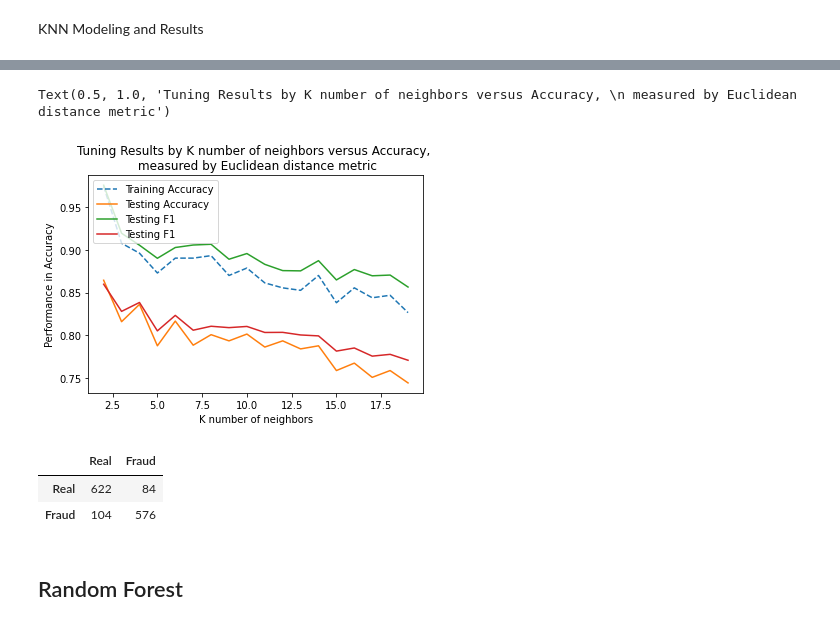
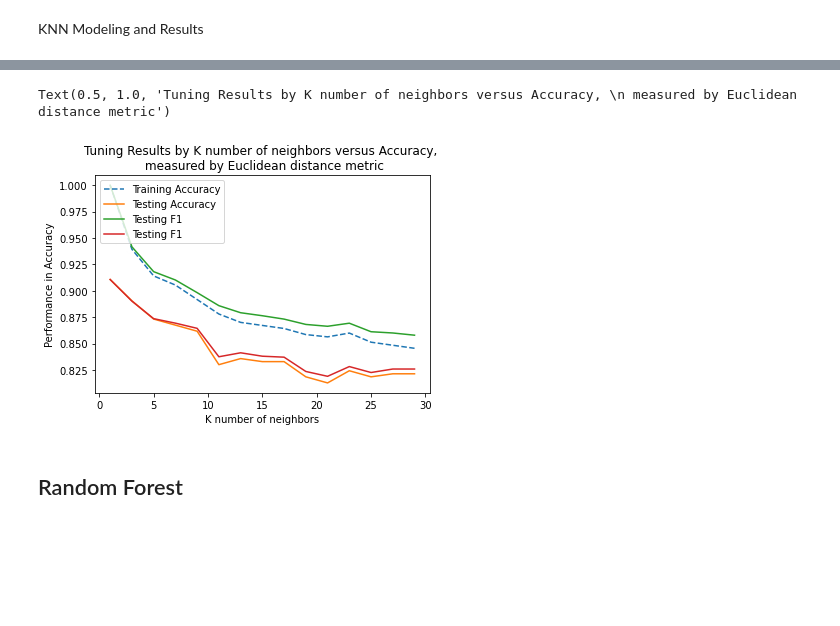
Before and after one commit to hunterblum/Job-Fraud-Detection, a Jupyter notebook: Group2_ML_Final.ipynb, the cells around one changed output, grey strips where cells are left out. Saved outputs shown, nothing was run; the diff lists cells and outputs as text; code cells hidden in the pictures; blank space fills up the shorter version.

```diff
--- a/Group2_ML_Final.ipynb
+++ b/Group2_ML_Final.ipynb
@@ -840,7 +845,7 @@ y = labenc.fit_transform(y)
 
 X = job_corpus_cat.drop(columns = ['fraudulent'])
 
-X_train, X_test, y_train, y_test = train_test_split(X, y, test_size = 0.80, random_state=42)
+X_train, X_test, y_train, y_test = train_test_split(X, y, train_size = 0.80, random_state=42)
 
 perc_cat_corpus = []
 for i in range(1,15):
@@ -901,7 +906,7 @@ y = labenc.fit_transform(y)
 
 X = Job_corpus_under.drop(columns = ['fraudulent'])
 
-X_train, X_test, y_train, y_test = train_test_split(X, y, test_size = 0.80, random_state=42)
+X_train, X_test, y_train, y_test = train_test_split(X, y, train_size = 0.80, random_state=42)
 
 n_estimators = [10,25,50,100,150,200]
 learning_rate =  [int(x) for x in np.linspace(start = .0001, stop=2, num = 10)]
@@ -910,7 +915,7 @@ tr_grid = {'n_estimators': n_estimators,
            'learning_rate': learning_rate}
 ada = AdaBoostClassifier()
 
-ada_tuned = RandomizedSearchCV(estimator = ada, param_distributions = tr_grid, random_state = 0, cv = 5)
+ada_tuned = GridSearchCV(estimator = ada, param_grid = tr_grid, cv = 5, n_jobs = 6, verbose = 10)
 
 ada_tuned.fit(X_train, y_train)
 # %% [output]
@@ -1050,7 +1041,7 @@ y = labenc.fit_transform(y)
 
 X = job_corpus_cat.drop(columns = ['fraudulent'])
 
-X_train, X_test, y_train, y_test = train_test_split(X, y, test_size = 0.80, random_state=42)
+X_train, X_test, y_train, y_test = train_test_split(X, y, train_size = 0.80, random_state=42)
 
 n_estimators = [10,25,50,100,150,200]
 
@@ -1117,9 +1108,9 @@ y = labenc.fit_transform(y)
 
 X = Job_corpus_under.drop(columns = ['fraudulent'])
 
-X_train, X_test, y_train, y_test = train_test_split(X, y, test_size = 0.80, random_state=42)
+X_train, X_test, y_train, y_test = train_test_split(X, y, train_size = 0.80, random_state=42)
 
-knn_all_scores, knn_all_clfs = k_neighbors(X_train, y_train, X_test, y_test, range(2, 20), 'euclidean')
+knn_all_scores, knn_all_clfs = k_neighbors(X_train, y_train, X_test, y_test, range(1, 30, 2), 'euclidean')
 
 knn_all_scores
 # %% [output]
@@ -1151,16 +1141,16 @@ F1 Score: 0.8597014925373134
 # %%
 # Plotting of accuracies training and testing of K-nn with Euclidean metric
 
-plt.plot(range(2,20),knn_all_scores['Training Accuracy'],'--', label='Training Accuracy')
-plt.plot(range(2,20),knn_all_scores['Test Accuracy'], label='Testing Accuracy')
-plt.plot(range(2,20),knn_all_scores['Training F1'], label='Testing F1')
-plt.plot(range(2,20),knn_all_scores['Test F1'], label='Testing F1')
+plt.plot(range(1,30,2),knn_all_scores['Training Accuracy'],'--', label='Training Accuracy')
+plt.plot(range(1,30,2),knn_all_scores['Test Accuracy'], label='Testing Accuracy')
+plt.plot(range(1,30,2),knn_all_scores['Training F1'], label='Testing F1')
+plt.plot(range(1,30,2),knn_all_scores['Test F1'], label='Testing F1')
 
 
 plt.legend(loc='upper left')
 plt.xlabel('K number of neighbors')
 plt.ylabel('Performance in Accuracy')
 plt.title("Tuning Results by K number of neighbors versus Accuracy, \n measured by Euclidean distance metric")
 # %% [output]
 Text(0.5, 1.0, 'Tuning Results by K number of neighbors versus Accuracy, \n measured by Euclidean distance metric')
-[figure, old version]
+[figure, new version]
@@ -1171,15 +1157,3 @@ clf = KNeighborsClassifier(metric= "euclidean", n_neighbors=2).fit(X_train, y_tr
-# %%
-# make predictions to add to CM
-
-y_pred = clf.predict(X_test)
-
-text_labels = ["Real", "Fraud"]
-knn_cm = confusion_matrix(y_test, y_pred)
-pd.DataFrame(knn_cm, index = text_labels, columns = text_labels)
-# %% [output]
-|  | Real | Fraud |
-| Real | 622 | 84 |
-| Fraud | 104 | 576 |
 # %% [markdown]
 ## Random Forest
 # %% [markdown]
```
Also changed, not shown: parts of 67 cells of this notebook.
